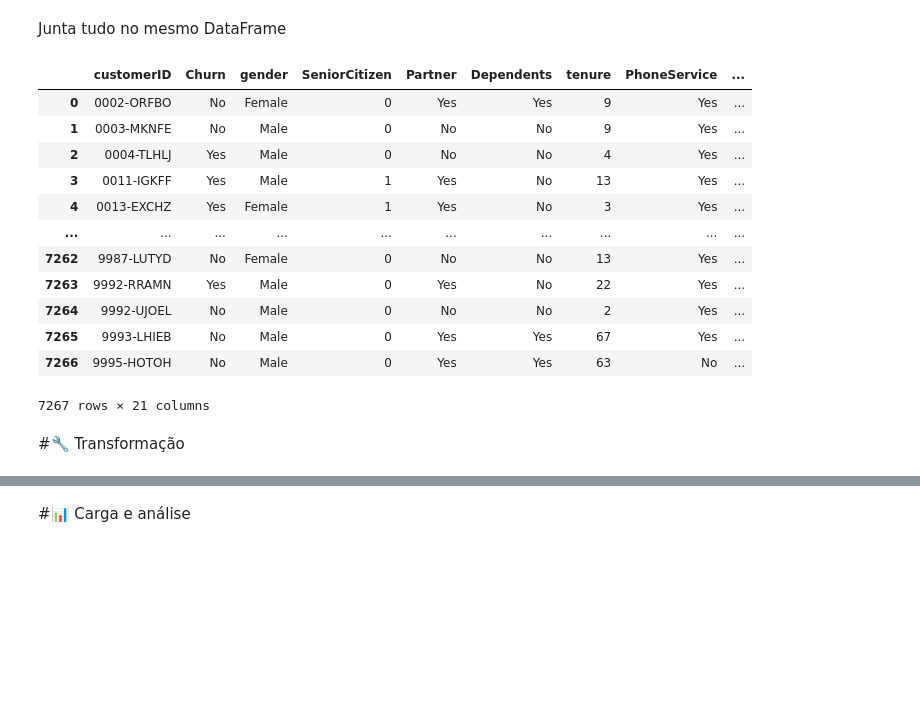
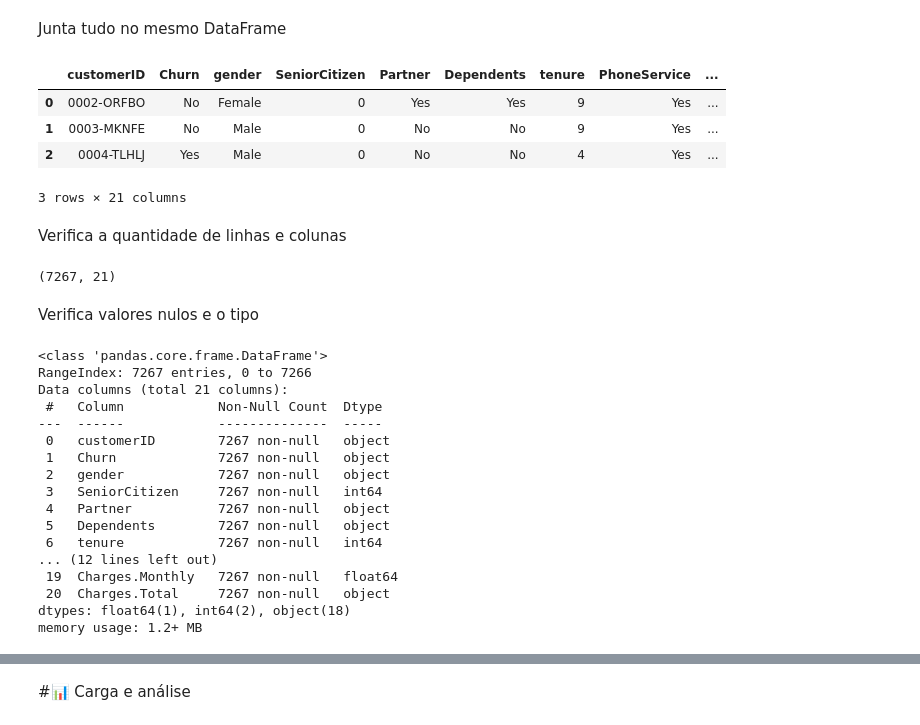
Before and after one commit to TyrGunllod/TELECOMX_ETL, a Jupyter notebook: TelecomX_BR.ipynb, the cells around one changed output, grey strips where cells are left out. Cells and saved outputs as stored; diff of their text form; code cells hidden in the pictures; blank space fills up the shorter version.

```diff
--- a/TelecomX_BR.ipynb
+++ b/TelecomX_BR.ipynb
@@ -30,20 +55,38 @@ df_account  = pd.json_normalize(dados_base["account"])
 Junta tudo no mesmo DataFrame
 # %%
 df_base_norm = pd.concat([df_cust_churn, df_customer, df_phone, df_internet, df_account], axis=1)
-df_base_norm
+df_base_norm.head(3)
 # %% [output]
 |  | customerID | Churn | gender | SeniorCitizen | Partner | Dependents | tenure | PhoneService | ... |
 | 0 | 0002-ORFBO | No | Female | 0 | Yes | Yes | 9 | Yes | ... |
 | 1 | 0003-MKNFE | No | Male | 0 | No | No | 9 | Yes | ... |
 | 2 | 0004-TLHLJ | Yes | Male | 0 | No | No | 4 | Yes | ... |
-| 3 | 0011-IGKFF | Yes | Male | 1 | Yes | No | 13 | Yes | ... |
-| 4 | 0013-EXCHZ | Yes | Female | 1 | Yes | No | 3 | Yes | ... |
-| ... | ... | ... | ... | ... | ... | ... | ... | ... | ... |
-| 7262 | 9987-LUTYD | No | Female | 0 | No | No | 13 | Yes | ... |
-| 7263 | 9992-RRAMN | Yes | Male | 0 | Yes | No | 22 | Yes | ... |
-| 7264 | 9992-UJOEL | No | Male | 0 | No | No | 2 | Yes | ... |
-| 7265 | 9993-LHIEB | No | Male | 0 | Yes | Yes | 67 | Yes | ... |
-| 7266 | 9995-HOTOH | No | Male | 0 | Yes | Yes | 63 | No | ... |
-7267 rows × 21 columns
+3 rows × 21 columns
-# %% [markdown]
-#🔧 Transformação
+# %% [markdown]
+Verifica a quantidade de linhas e colunas
+# %%
+df_base_norm.shape
+# %% [output]
+(7267, 21)
+# %% [markdown]
+Verifica valores nulos e o tipo
+# %%
+df_base_norm.info()
+# %% [output]
+<class 'pandas.core.frame.DataFrame'>
+RangeIndex: 7267 entries, 0 to 7266
+Data columns (total 21 columns):
+ #   Column            Non-Null Count  Dtype
+---  ------            --------------  -----
+ 0   customerID        7267 non-null   object
+ 1   Churn             7267 non-null   object
+ 2   gender            7267 non-null   object
+ 3   SeniorCitizen     7267 non-null   int64
+ 4   Partner           7267 non-null   object
+ 5   Dependents        7267 non-null   object
+ 6   tenure            7267 non-null   int64
+... (12 lines left out)
+ 19  Charges.Monthly   7267 non-null   float64
+ 20  Charges.Total     7267 non-null   object
+dtypes: float64(1), int64(2), object(18)
+memory usage: 1.2+ MB
```
Also changed, not shown: parts of 23 cells of this notebook.
